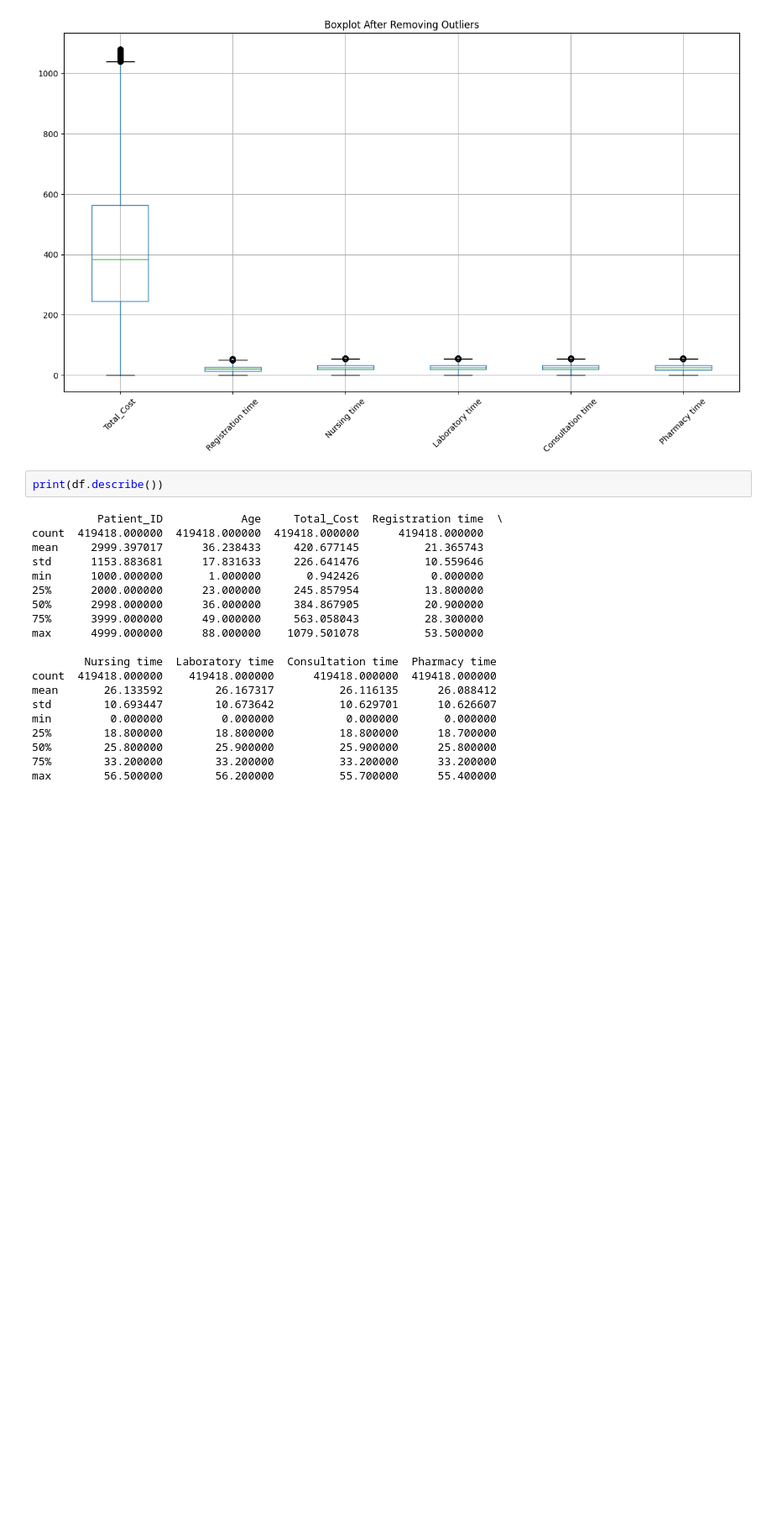
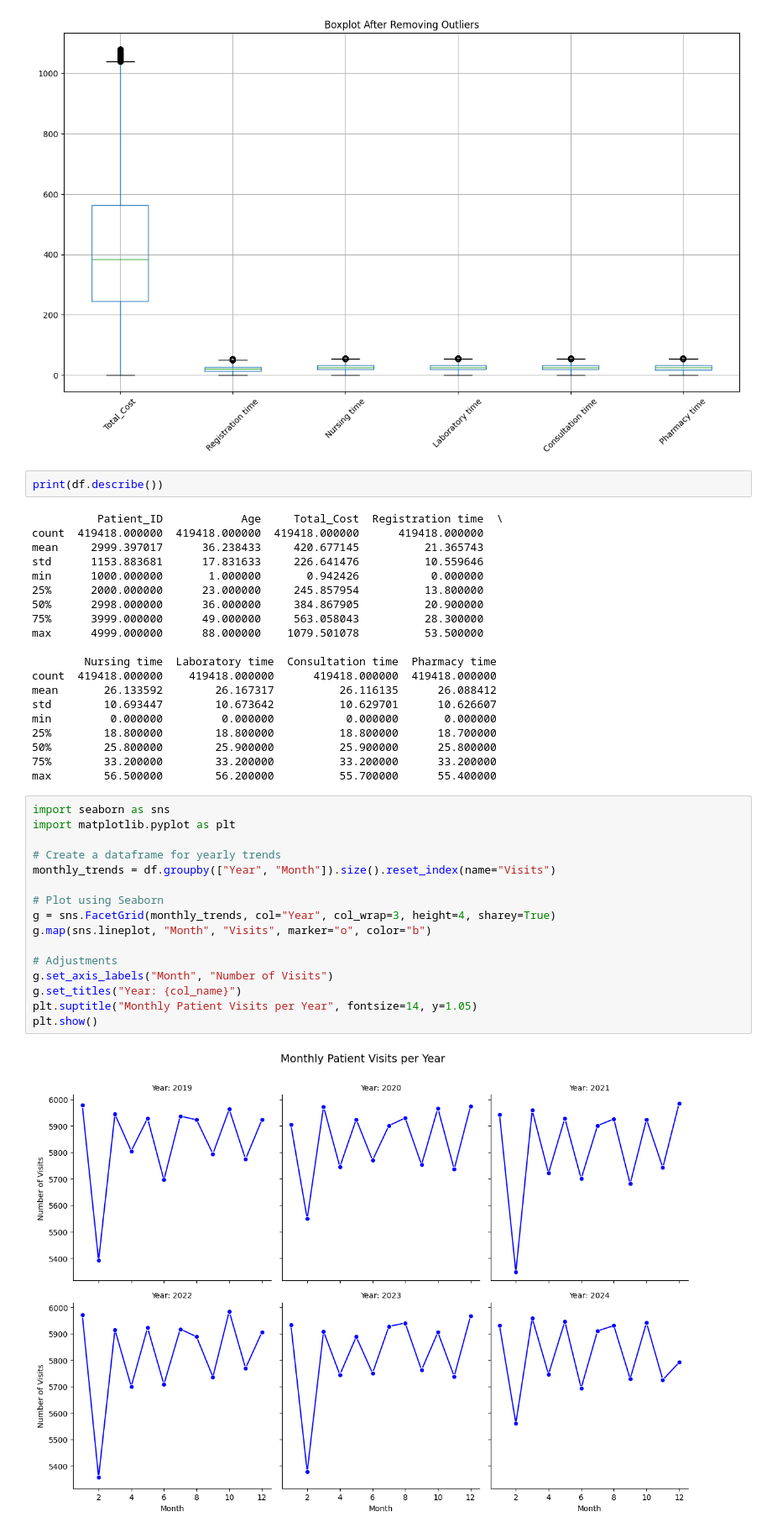
Before and after one commit to ShezanShabeer/healthcare-analytics-uae, a Jupyter notebook: Exploratory_Data_Analysis.ipynb, the cells around one changed output. Shown at 84% size. Cells and saved outputs as stored; diff of their text form; blank space fills up the shorter version.

Commit message:
Some useful visualizations like patient visit trends, age distribution etc

```diff
--- a/Exploratory_Data_Analysis.ipynb
+++ b/Exploratory_Data_Analysis.ipynb
@@ -97,3 +97,21 @@ min         0.000000         0.000000           0.000000       0.000000
 50%        25.800000        25.900000          25.900000      25.800000
 75%        33.200000        33.200000          33.200000      33.200000
 max        56.500000        56.200000          55.700000      55.400000
+# %%
+import seaborn as sns
+import matplotlib.pyplot as plt
+
+# Create a dataframe for yearly trends
+monthly_trends = df.groupby(["Year", "Month"]).size().reset_index(name="Visits")
+
+# Plot using Seaborn
+g = sns.FacetGrid(monthly_trends, col="Year", col_wrap=3, height=4, sharey=True)
+g.map(sns.lineplot, "Month", "Visits", marker="o", color="b")
+
+# Adjustments
+g.set_axis_labels("Month", "Number of Visits")
+g.set_titles("Year: {col_name}")
+plt.suptitle("Monthly Patient Visits per Year", fontsize=14, y=1.05)
+plt.show()
+# %% [output]
+[figure, added]
```
Also changed, not shown: parts of 5 cells of this notebook.
